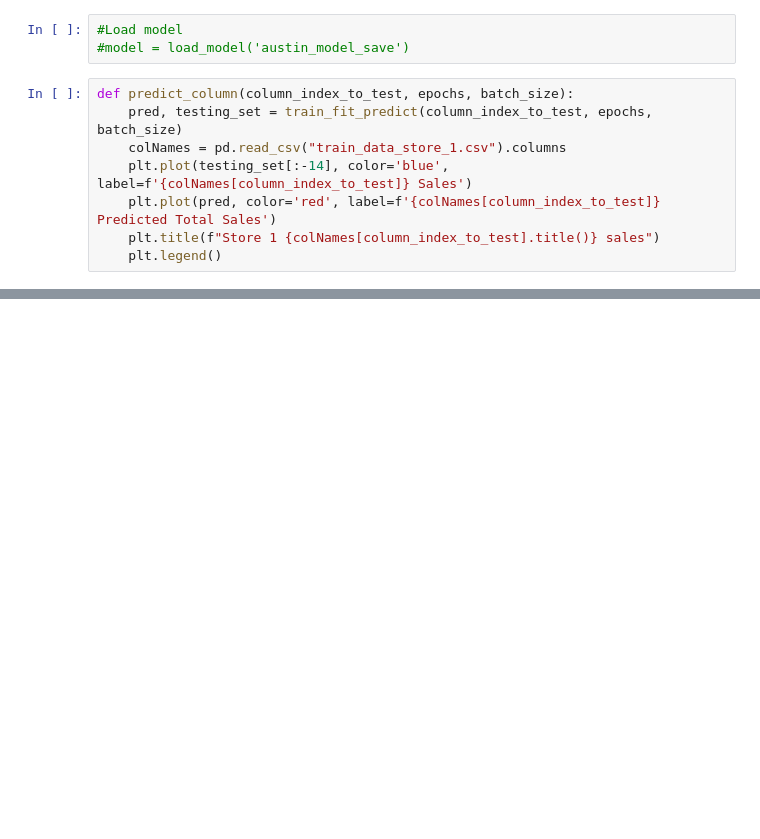
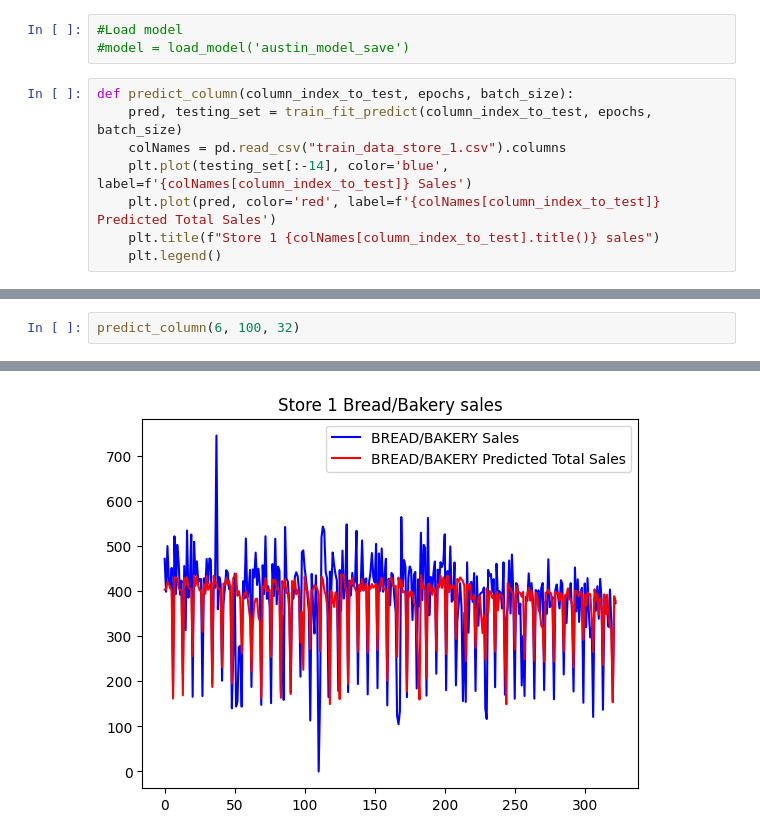
Before and after one commit to DylanDBurke26/CSE404-Group11, a Jupyter notebook: austin_model.ipynb, the cells around one changed output, grey strips where cells are left out. Saved outputs shown, nothing was run; the diff lists cells and outputs as text; blank space fills up the shorter version.

```diff
--- a/austin_model.ipynb
+++ b/austin_model.ipynb
@@ -176,0 +198,3 @@ Epoch 100/100
+# %%
+predict_column(6, 100, 32)
+# %% [output]
@@ -176,0 +218 @@ Epoch 100/100
+[figure, added]
```
Also changed, not shown: parts of 35 cells of this notebook.
